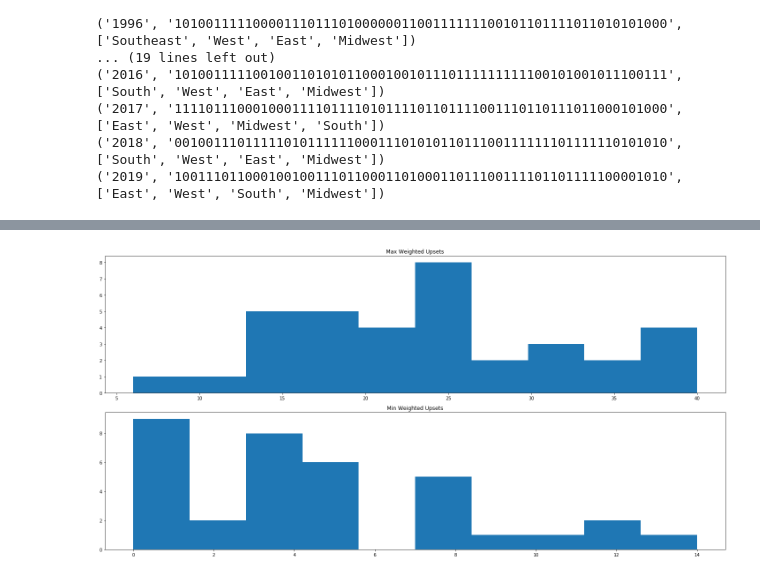
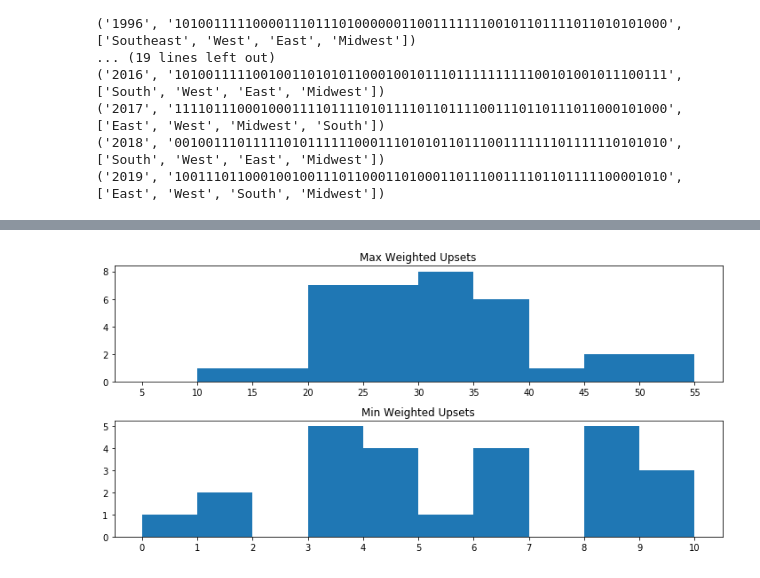
Before and after one commit to ian-ludden/power-model-ncaa, a Jupyter notebook: utils/UpsetGraphs.ipynb, the cells around one changed output, grey strips where cells are left out. Drawn from its saved outputs; the diff is of its cells as text; code cells hidden in the pictures.

```diff
--- a/utils/UpsetGraphs.ipynb
+++ b/utils/UpsetGraphs.ipynb
@@ -229,5 +230,6 @@ axs[1].plot(years, bestRegions)
 axs[1].set_title("Min Upsets")
 
 fig.tight_layout()
+rcParams['figure.figsize'] = [20, 5]
 plt.show()
 # %% [output]
@@ -235,11 +237,12 @@ plt.show()
 # %%
 fig, axs = plt.subplots(2)
 
-axs[0].hist(worstRegions)
+axs[0].hist(worstRegions, [3,4,5,6,7,8,9,10], (3,10))
 axs[0].set_title("Max Upsets")
-axs[1].hist(bestRegions)
+axs[1].hist(bestRegions, [0,1,2,3,4,5,6], (1,6))
 axs[1].set_title("Min Upsets")
 
 fig.tight_layout()
+rcParams['figure.figsize'] = [20, 5]
 plt.show()
 # %% [output]
@@ -303,7 +306,7 @@ def upsetsWeightedCalc(year, strVector, regions):
             tupl = pairs[j]
             seedOne = tupl[0]
             seedTwo = tupl[1]
-            if (secondRoundRegion[j] == max(seedOne, seedTwo)):
+            if (secondRoundRegion[j] == max(seedOne, seedTwo) and (seedOne != 8 and seedTwo != 9)):
                 numUpsetsForRegion += secondRoundRegion[j] - min(seedOne, seedTwo)
 
         #upsetsList[i] += numUpsetsForRegion
@@ -322,7 +325,7 @@ def upsetsWeightedCalc(year, strVector, regions):
             seedOne = tupl[0]
             seedTwo = tupl[1]
             if (thirdRoundRegion[j] == max(seedOne, seedTwo)):
-                numUpsetsForRegion += thirdRoundRegion[j] - max(seedOne, seedTwo)
+                numUpsetsForRegion += thirdRoundRegion[j] - min(seedOne, seedTwo)
 
         # upsetsList[i] += numUpsetsForRegion
         upsetsList[regions[i]] += numUpsetsForRegion
@@ -429,5 +432,6 @@ axs[1].plot(years, bestRegions)
 axs[1].set_title("Min Weighted Upsets")
 
 fig.tight_layout()
+rcParams['figure.figsize'] = [10, 5]
 plt.show()
 # %% [output]
@@ -435,12 +439,15 @@ plt.show()
 # %%
 fig, axs = plt.subplots(2)
 
-axs[0].hist(worstRegions)
+axs[0].hist(worstRegions, [5,10,15,20,25,30,35,40,45,50,55], (5,55))
+axs[0].set_xticks(range(5,60,5))
 axs[0].set_title("Max Weighted Upsets")
-axs[1].hist(bestRegions)
+axs[1].hist(bestRegions, [0,1,2,3,4,5,6,7,8,9,10], (0,10))
+axs[1].set_xticks(range(0,11))
 axs[1].set_title("Min Weighted Upsets")
 
 fig.tight_layout()
+rcParams['figure.figsize'] = [10, 5]
 plt.show()
 # %% [output]
-[figure, old version]
+[figure, new version]
```
Also changed, not shown: parts of 10 cells of this notebook, 2 other files.
